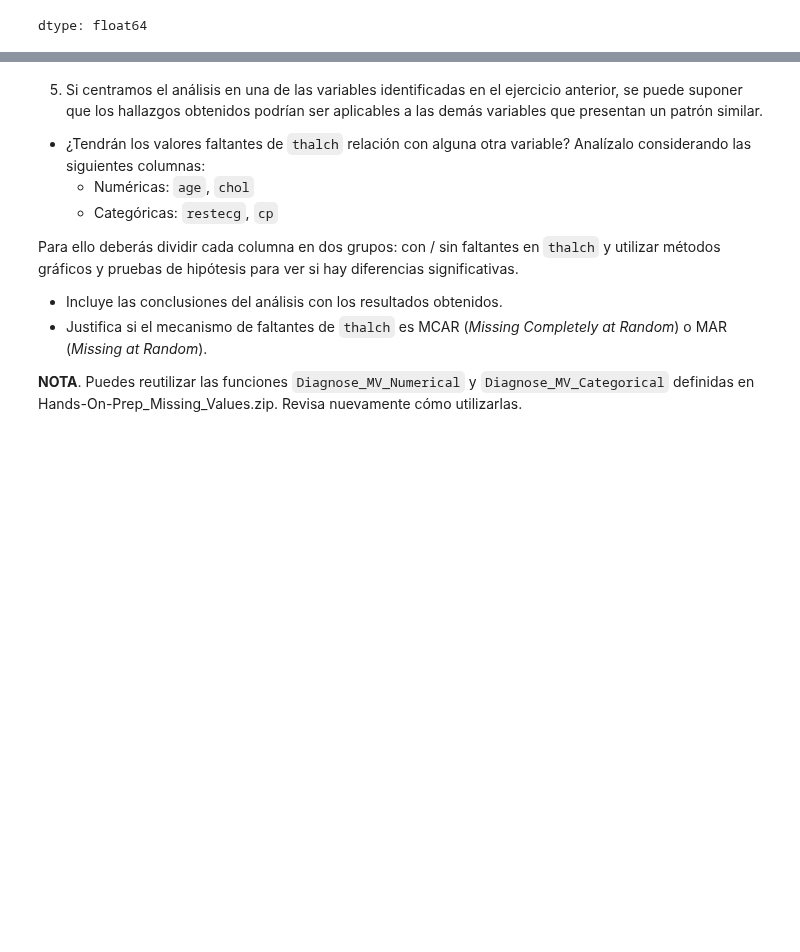
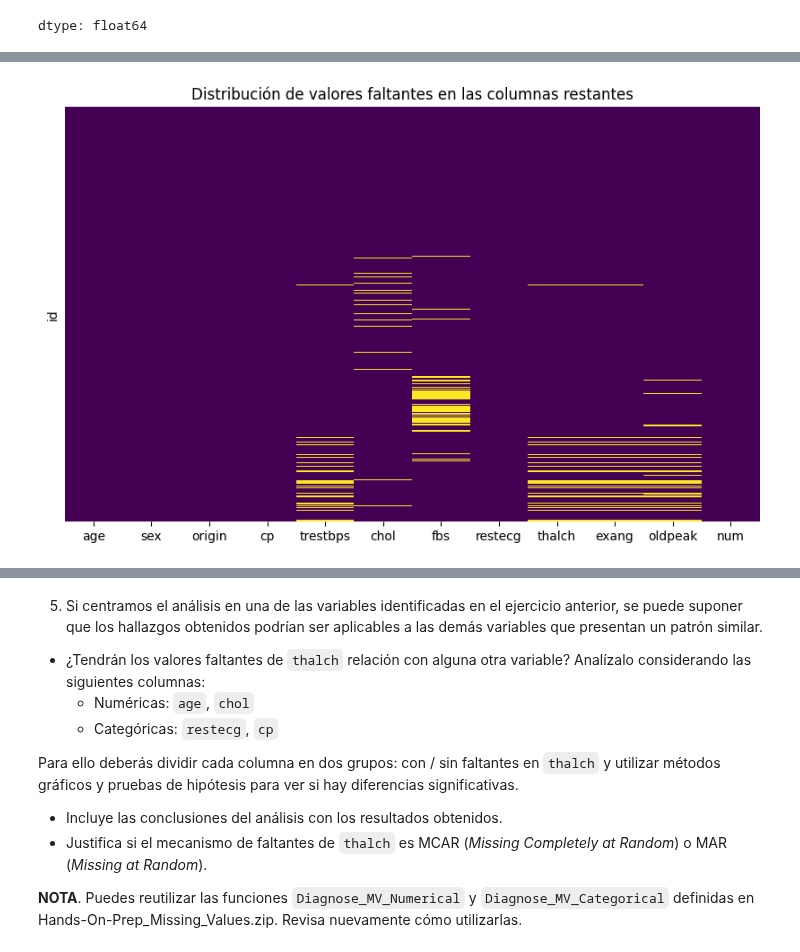
Before and after one commit to joshgc19/tc5053-datascience-A01841021-joshua-gamboa, a Jupyter notebook: Actividad5Preprocesamiento.ipynb, the cells around one changed output, grey strips where cells are left out. Saved outputs shown, nothing was run; the diff lists cells and outputs as text; code cells hidden in the pictures; blank space fills up the shorter version.

```diff
--- a/Actividad5Preprocesamiento.ipynb
+++ b/Actividad5Preprocesamiento.ipynb
@@ -266,3 +266,9 @@ missing_percentage
 | thal | 52.723312 |
 | num | 0.000000 |
 dtype: float64
+# %%
+for col in missing_percentage.index:
+    if missing_percentage[col] > 30:
+        cardio_df.drop(columns=col, inplace=True)
+
+cardio_df.head()
@@ -268,0 +288,7 @@ dtype: float64
+# %%
+plt.figure(figsize=(10, 6))
+sns.heatmap(cardio_df.isnull(), cbar=False, cmap='viridis', yticklabels=False)
+plt.title('Distribución de valores faltantes en las columnas restantes')
+plt.show()
+# %% [output]
+[figure, added]
```
Also changed, not shown: parts of 4 cells of this notebook.
